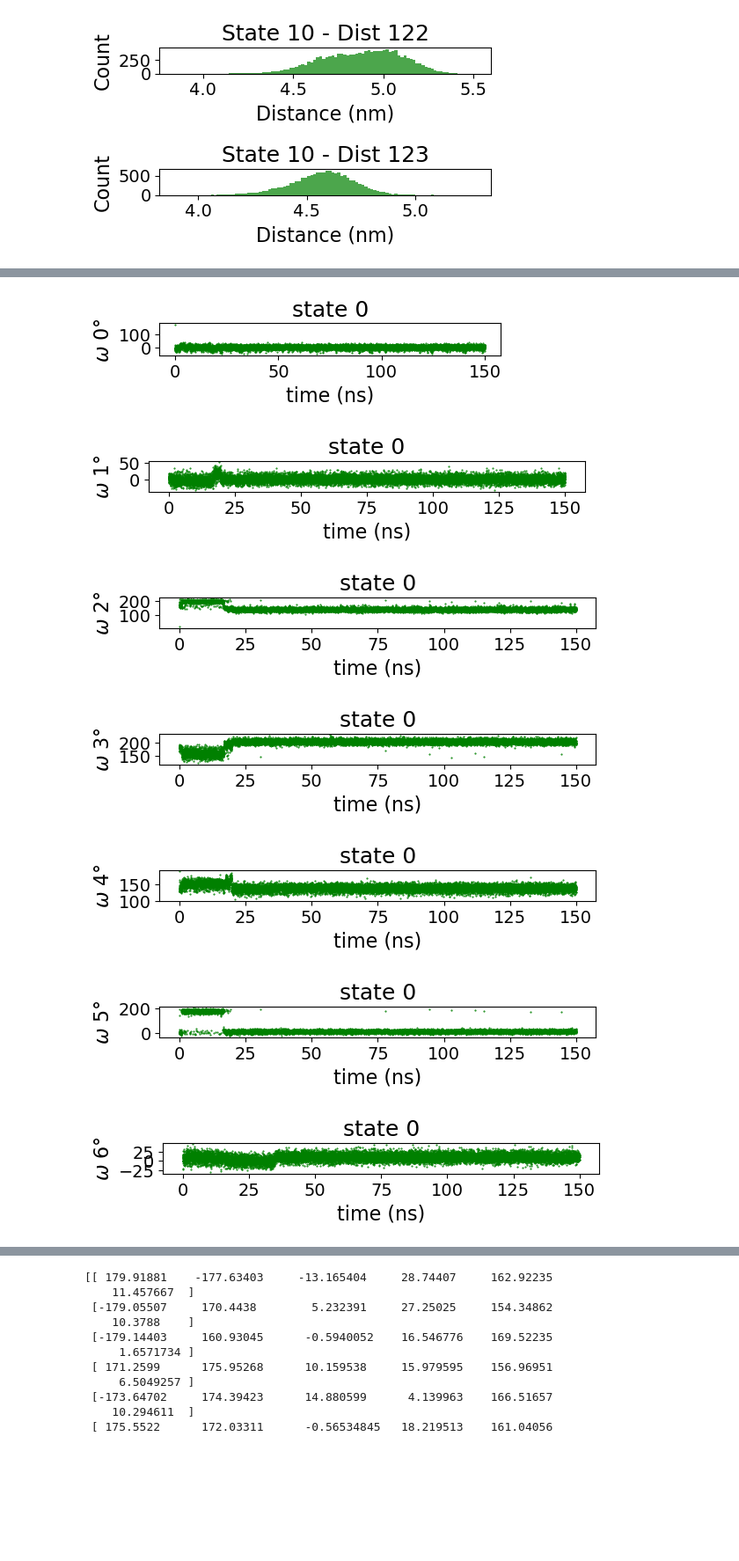
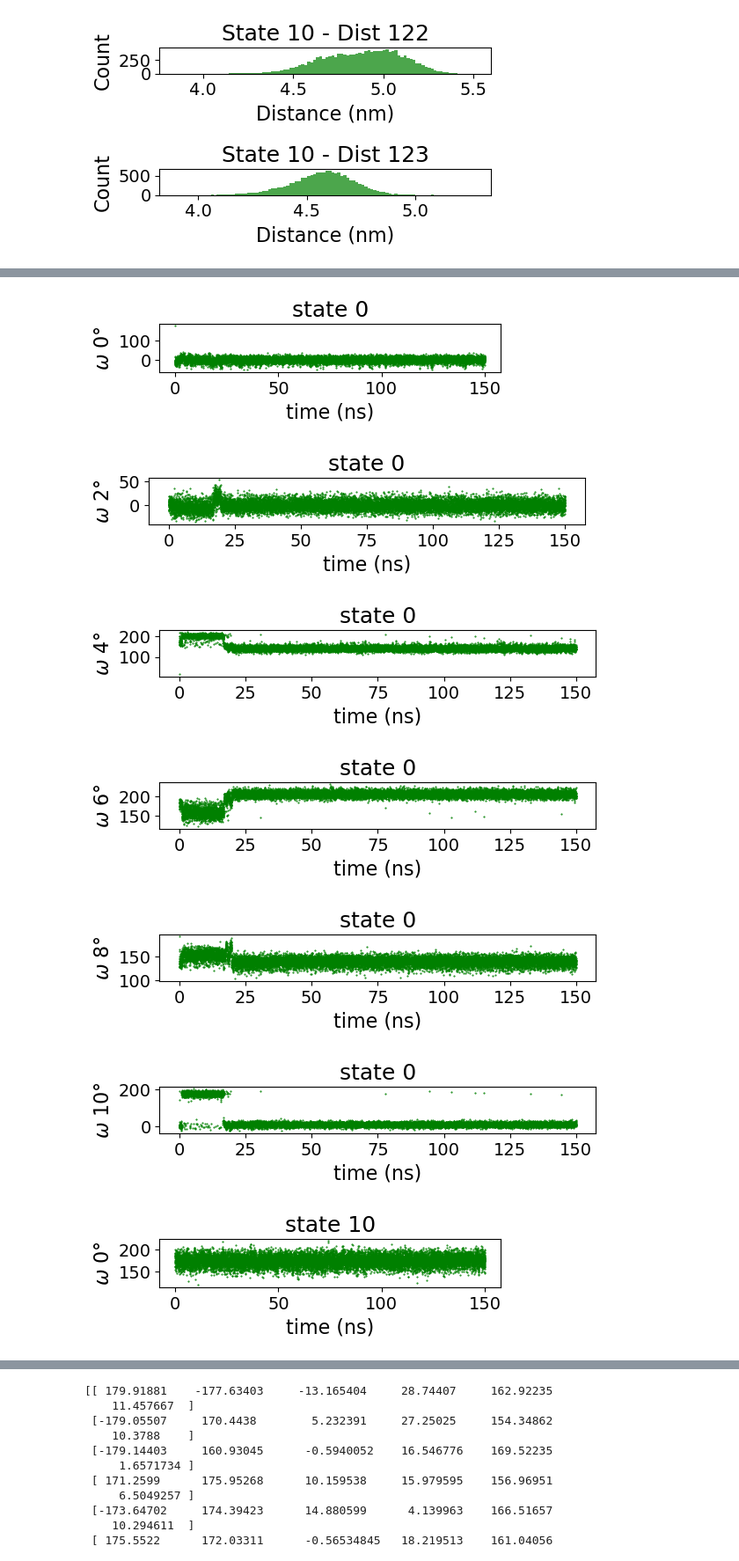
Before and after one commit to vvoelz/nspe-oligomers, a Jupyter notebook: peptoid/nspe_10/analysis/traj_analysis.ipynb, the cells around one changed output, grey strips where cells are left out. Shown at 88% size. Cells and saved outputs as stored; diff of their text form; code cells hidden in the pictures; blank space fills up the shorter version.

```diff
--- a/peptoid/nspe_10/analysis/traj_analysis.ipynb
+++ b/peptoid/nspe_10/analysis/traj_analysis.ipynb
@@ -207,6 +214,27 @@ gmx_dihedral_indices = np.array([
     [159, 162, 164, 182],
     [182, 185, 187, 205],
     [205, 208, 210, 228]
+])
+
+gmx_dihedral_indices = np.array([
+    [10, 11, 26, 44],
+    [11, 26, 44, 47],
+    [44, 47, 49, 67],
+    [47, 49, 67, 70],
+    [67, 70, 72, 90],
+    [70, 72, 90, 93],
+    [90, 93, 95, 113],
+    [93, 95, 113, 116],
+    [113, 116, 118, 136],
+    [116, 118, 136, 139],
+    [136, 139, 141, 159],
+    [139, 141, 159, 162],
+    [159, 162, 164, 182],
+    [162, 164, 182, 185],
+    [182, 185, 187, 205],
+    [185, 187, 205, 208],
+    [205, 208, 210, 228],
+    [208, 210, 228, 231]
 ])
 
 omega_dihedral_indices = gmx_dihedral_indices - 1
@@ -290,41 +315,43 @@ state 10:, (15001, 9)
 # %%
-omega_all = (omega_all + 90.0) % 360.0 - 90.0
+residues_to_plot = np.arange(0, 18, 2).tolist()
+
+omega_all[:, :, residues_to_plot] = (omega_all[:, :, residues_to_plot] + 90.0) % 360.0 - 90.0
 
 start = 0
 nsnaps = omega_all.shape[1]
 nreps = omega_all.shape[0]
-residues_to_plot = [0, 1, 2, 3, 4, 5, 6, 7, 8] #9
+residues_to_plot = np.arange(0, 12, 2).tolist()
 print()
 num_residues = len(residues_to_plot)
 
 ShowPlots = True
 
 # Set default font sizes globally
 plt.rc('font', size=16)         # controls default text sizes
 plt.rc('axes', titlesize=18)    # fontsize of the axes title
 plt.rc('axes', labelsize=16)    # fontsize of the x and y labels
 plt.rc('xtick', labelsize=14)   # fontsize of the tick labels
 plt.rc('ytick', labelsize=14)   # fontsize of the tick labels
 plt.rc('legend', fontsize=18)   # legend fontsize
 
 # Plot omega angles vs time for selected residues for each replica
 for i in [0, 10]:
     plt.figure(figsize=(5, 5))
     for panel, residue in enumerate(residues_to_plot, 1):
         plt.subplot(num_residues, 1, panel)
         t = np.arange(start, nsnaps) * 0.010  # Time axis in ns
         plt.plot(t, omega_all[i, start:nsnaps, residue], '.', ms=1, color='green')
         plt.xlabel('time (ns)')
         plt.ylabel(f'$\\omega$ {residue}°')
         plt.title(f'state {i}')
         #plt.tight_layout()
         plt.show()
     #plt.show()
 # %% [output]
-[figure, old version]
+[figure, new version]
-[figure, old version]
+[figure, new version]
-[figure, old version]
+[figure, new version]
-[figure, old version]
+[figure, new version]
-[figure, old version]
+[figure, new version]
-[figure, old version]
+[figure, new version]
-[figure, old version]
+[figure, new version]
```
Also changed, not shown: parts of 10 cells of this notebook.
